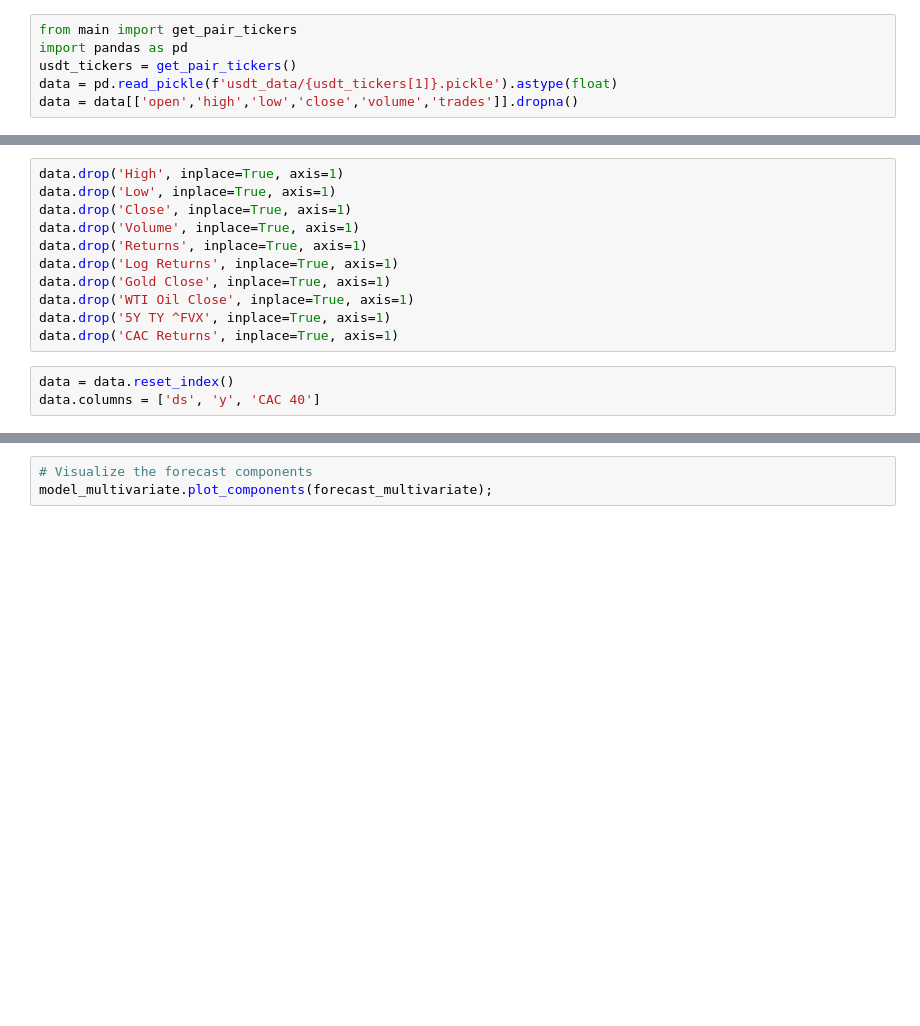
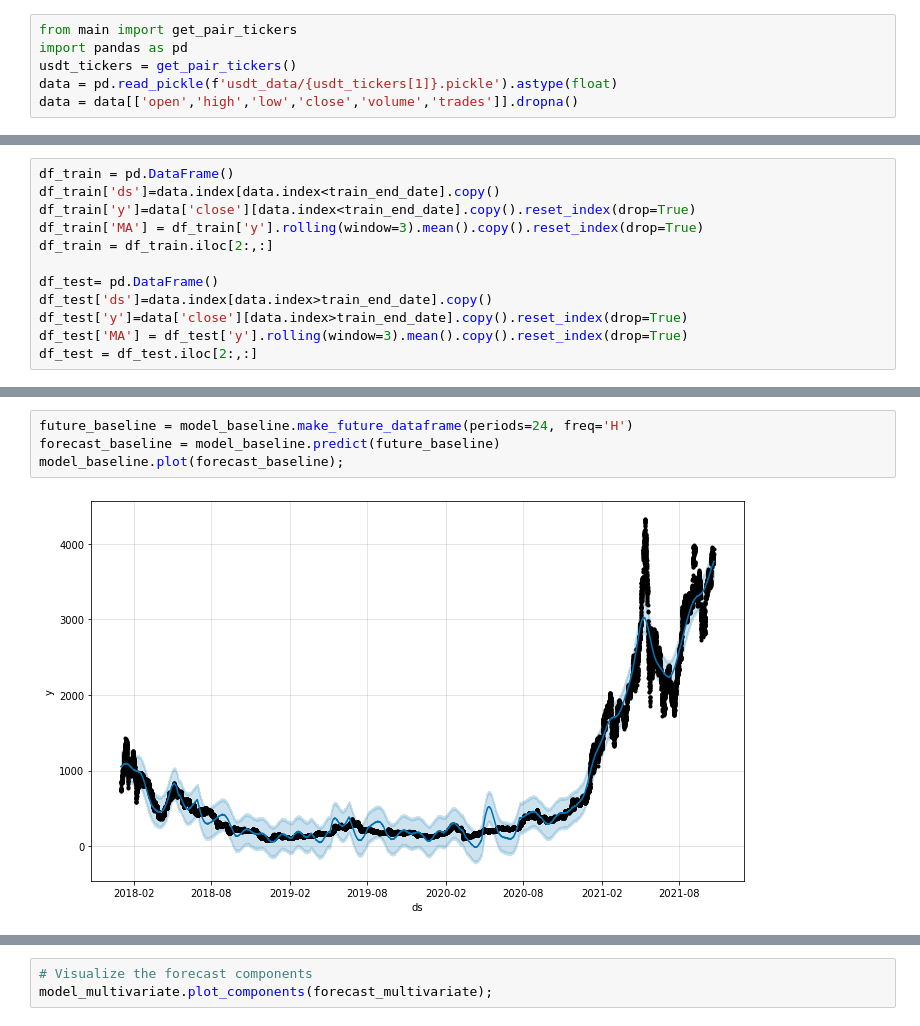
Before and after one commit to remicazorla/CryptoDRL, a Jupyter notebook: Multivariate Time Series Forecast.ipynb, the cells around one changed output, grey strips where cells are left out. Drawn from its saved outputs; the diff is of its cells as text; blank space fills up the shorter version.

```diff
--- a/Multivariate Time Series Forecast.ipynb
+++ b/Multivariate Time Series Forecast.ipynb
@@ -23,14 +19,0 @@ data.index[int(len(data)*.8)]
-# %%
-data.drop('High', inplace=True, axis=1)
-data.drop('Low', inplace=True, axis=1)
-data.drop('Close', inplace=True, axis=1)
-data.drop('Volume', inplace=True, axis=1)
-data.drop('Returns', inplace=True, axis=1)
-data.drop('Log Returns', inplace=True, axis=1)
-data.drop('Gold Close', inplace=True, axis=1)
-data.drop('WTI Oil Close', inplace=True, axis=1)
-data.drop('5Y TY ^FVX', inplace=True, axis=1)
-data.drop('CAC Returns', inplace=True, axis=1)
-# %%
-data = data.reset_index()
-data.columns = ['ds', 'y', 'CAC 40']
@@ -78,0 +22,12 @@ model_baseline.plot_components(forecast_baseline);
+# %%
+df_train = pd.DataFrame()
+df_train['ds']=data.index[data.index<train_end_date].copy()
+df_train['y']=data['close'][data.index<train_end_date].copy().reset_index(drop=True)
+df_train['MA'] = df_train['y'].rolling(window=3).mean().copy().reset_index(drop=True)
+df_train = df_train.iloc[2:,:]
+
+df_test= pd.DataFrame()
+df_test['ds']=data.index[data.index>train_end_date].copy()
+df_test['y']=data['close'][data.index>train_end_date].copy().reset_index(drop=True)
+df_test['MA'] = df_test['y'].rolling(window=3).mean().copy().reset_index(drop=True)
+df_test = df_test.iloc[2:,:]
@@ -78,0 +41,6 @@ model_baseline.plot_components(forecast_baseline);
+# %%
+future_baseline = model_baseline.make_future_dataframe(periods=24, freq='H')
+forecast_baseline = model_baseline.predict(future_baseline)
+model_baseline.plot(forecast_baseline);
+# %% [output]
+[figure, added]
```
Also changed, not shown: parts of 26 cells of this notebook, 21 other files.
